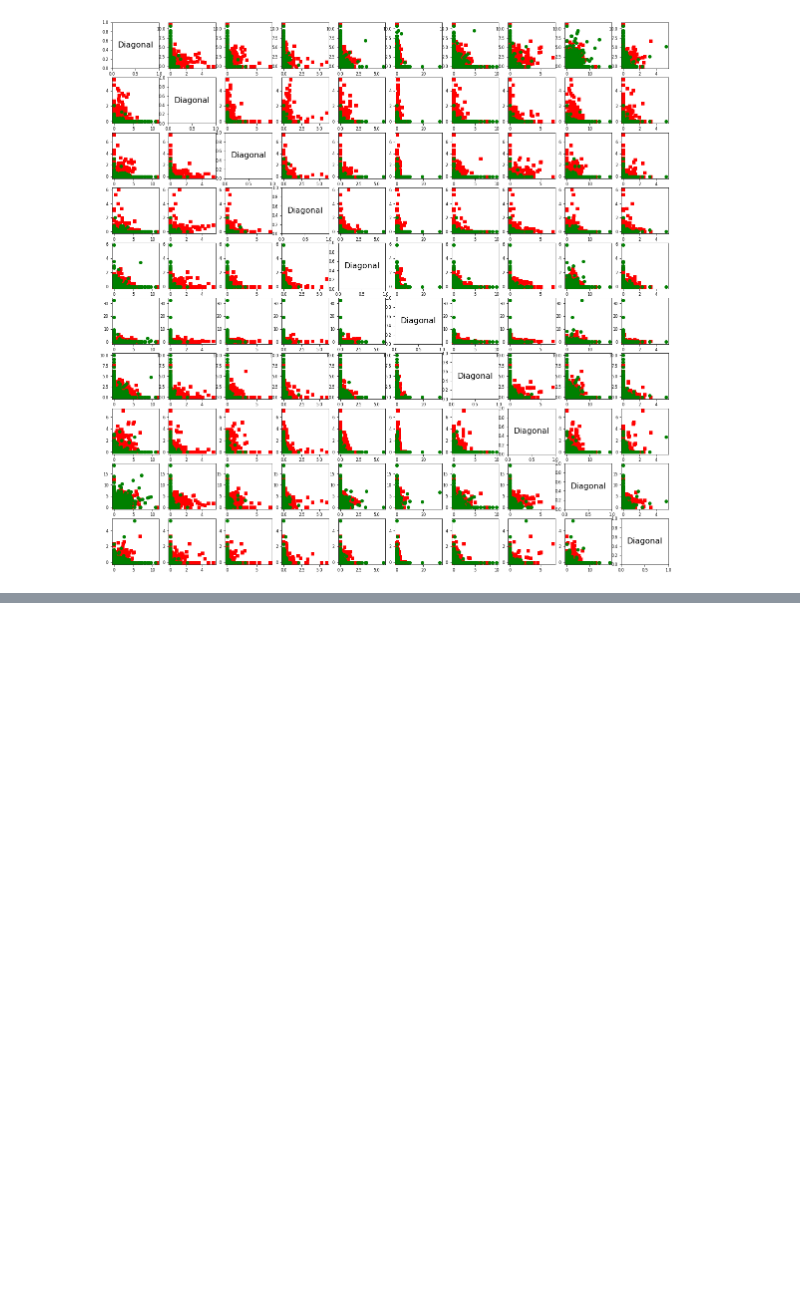
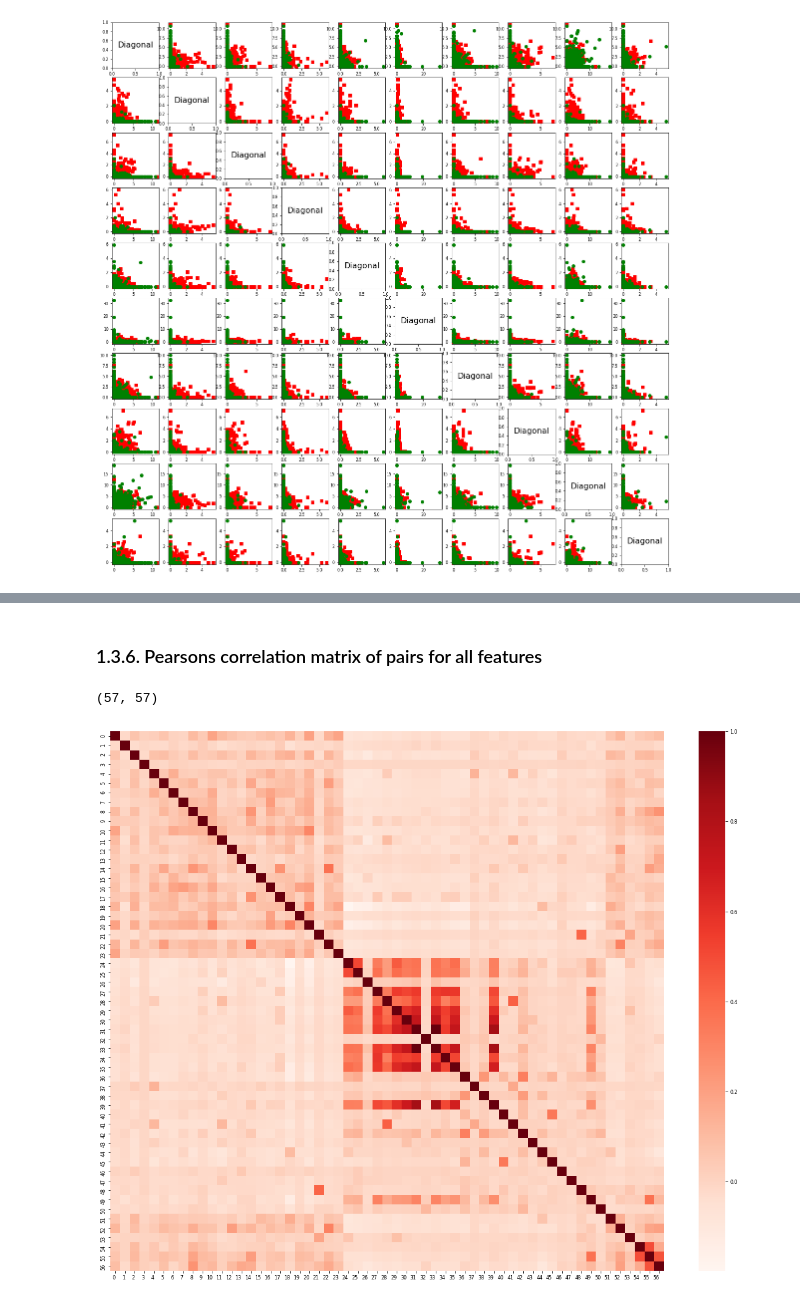
Before and after one commit to rafaelbaptista13/ED-Project, a Jupyter notebook: Project.ipynb, the cells around one changed output, grey strips where cells are left out. Cells and saved outputs as stored; diff of their text form; code cells hidden in the pictures; blank space fills up the shorter version.

```diff
--- a/Project.ipynb
+++ b/Project.ipynb
@@ -297,16 +118,0 @@ plt.show()
-# %%
-# Correlation Matrix
-corr = df.corr()
-
-sns.set(rc = {'figure.figsize':(30,16)})
-ax = sns.heatmap(
-    corr,
-    vmin=-1, vmax=1, center=0,
-    cmap=sns.diverging_palette(20, 220, n=200),
-    square=True
-)
-ax.set_xticklabels(
-    ax.get_xticklabels(),
-    rotation=45,
-    horizontalalignment='right'
-);
@@ -315,7 +118,0 @@ Normalization z-score
-# %%
-print(df_np)
-for i in range(df.shape[1]-1):
-    feature_data = df_np[:, [i]]
-    df_np[:, [i]] = ( feature_data - df.describe()[i]["mean"] ) / df.describe()[i]["std"]
-
-print(df_np)
@@ -321,0 +154,19 @@ print(df_np)
+# %% [markdown]
+### 1.3.6. Pearsons correlation matrix of pairs for all features
+# %%
+# Using numpy software.  Another comand in PANDAS (see latter)
+corr = np.corrcoef(df_np[:, :-1].T)
+print(corr.shape)
+
+plt.figure(figsize=(20,16))
+
+ax = sns.heatmap(corr, cmap=plt.cm.Reds)
+ax.set_xticklabels(
+    ax.get_xticklabels(),
+    rotation=0,
+    horizontalalignment='right'
+);
+plt.show()
+# %% [output]
+(57, 57)
+[figure, added]
```
Also changed, not shown: parts of 51 cells of this notebook, 4 other files.
